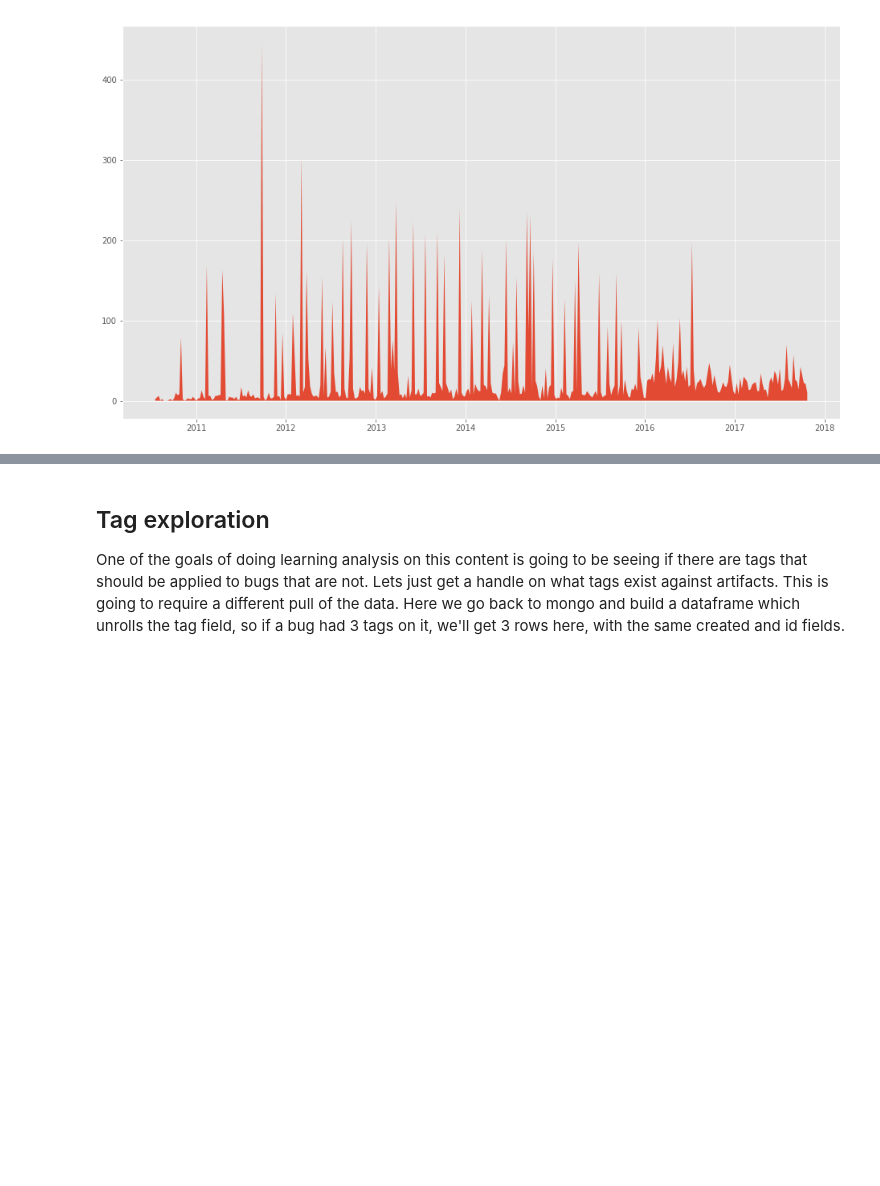
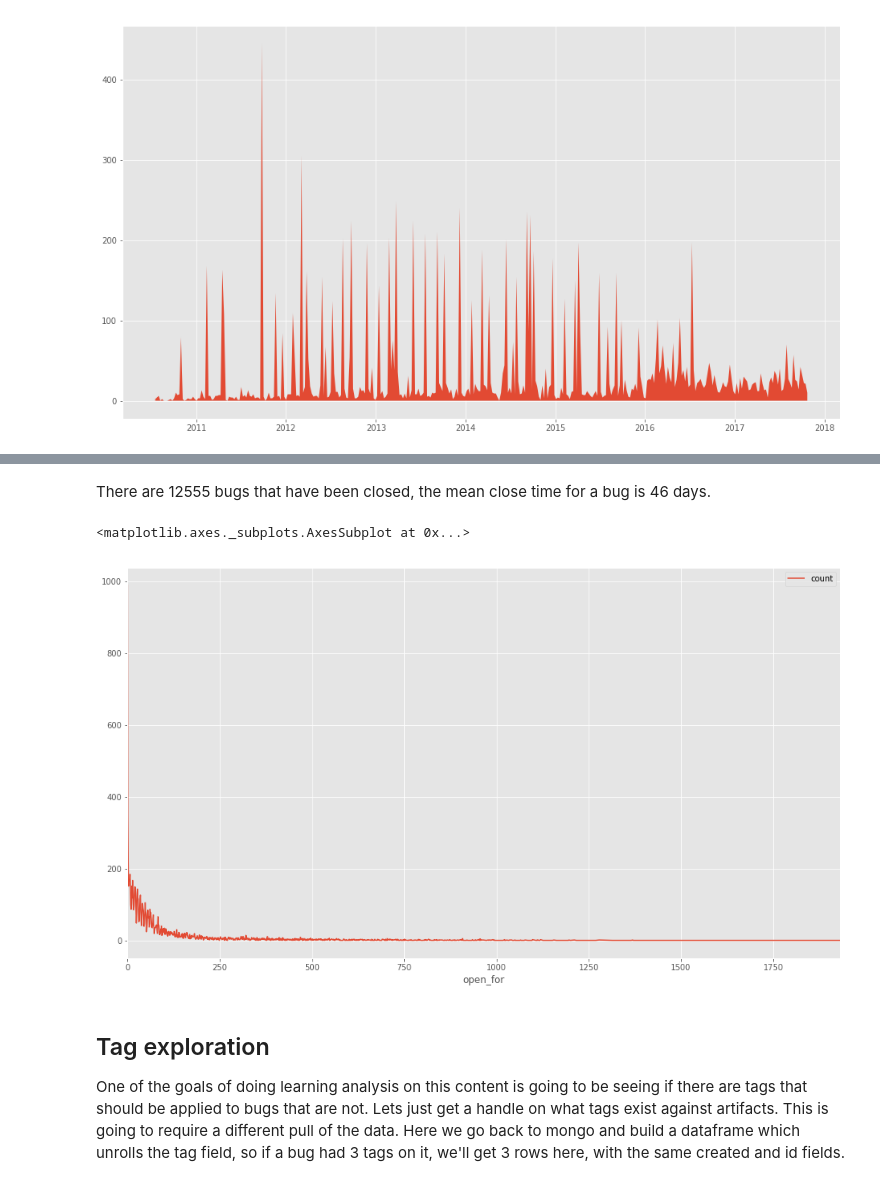
Before and after one commit to sdague/openstack-bugs-ml, a Jupyter notebook: Explore Nova Bugs.ipynb, the cells around one changed output, grey strips where cells are left out. Cells and saved outputs as stored; diff of their text form; code cells hidden in the pictures; blank space fills up the shorter version.

```diff
--- a/Explore Nova Bugs.ipynb
+++ b/Explore Nova Bugs.ipynb
@@ -159,0 +185,7 @@ ax_delta.xaxis_date()
+# %%
+df_open_for = df.copy()
+df_open_for = df_open_for[df_open_for.open_for.notnull()]
+df_open_for = df_open_for[['open_for']]
+df_open_for['open_for'] = df_open_for['open_for'].apply(lambda x: x.days)
+df_open_for['count'] = 1
+df_open_for.describe()
@@ -160,3 +202,11 @@ ax_delta.xaxis_date()
+# %% [markdown]
+There are 12555 bugs that have been closed, the mean close time for a bug is 46 days.
+# %%
+df_open_for = df_open_for.groupby(['open_for']).sum()
+df_open_for.plot()
+# %% [output]
+<matplotlib.axes._subplots.AxesSubplot at 0x...>
+[figure, added]
 # %% [markdown]
 ## Tag exploration
 
```
Also changed, not shown: parts of 8 cells of this notebook.
